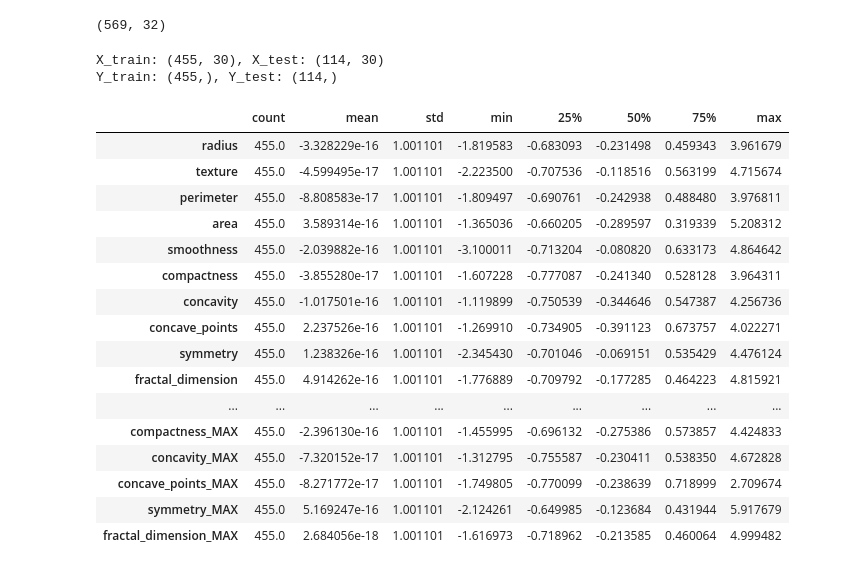
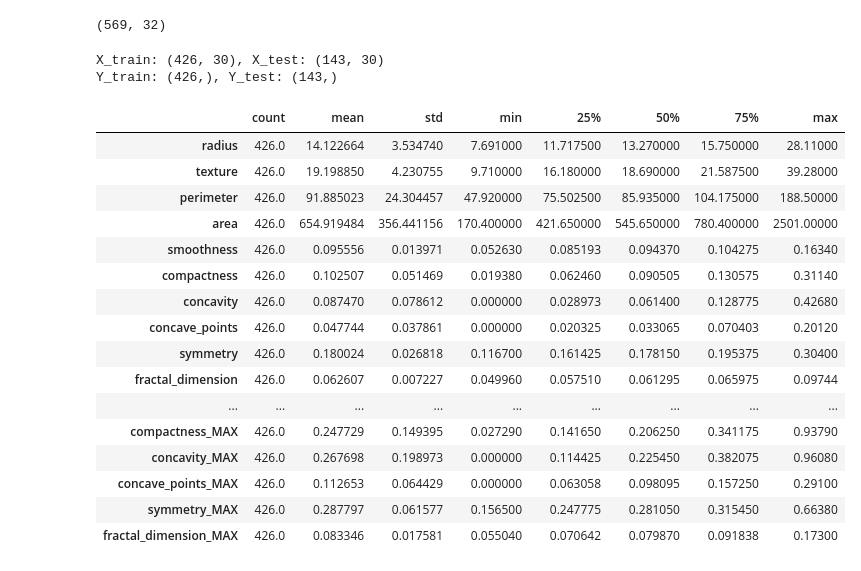
Before and after one commit to sprice134/MQP-2023, a Jupyter notebook: Code/Model_Training/Raw_Data/initial_KNN_Full_Data.ipynb, the cells around one changed output. Cells and saved outputs as stored; diff of their text form; code cells hidden in the pictures.

```diff
--- a/Code/Model_Training/Raw_Data/initial_KNN_Full_Data.ipynb
+++ b/Code/Model_Training/Raw_Data/initial_KNN_Full_Data.ipynb
@@ -12,49 +13,47 @@ from sklearn.metrics import mean_absolute_error, mean_squared_error
 cols = ['ID', 'Diagnosis', 'radius', 'texture', 'perimeter', 'area', 'smoothness', 'compactness', 'concavity', 'concave_points', 'symmetry', 'fractal_dimension',
         'radius_SE', 'texture_SE', 'perimeter_SE', 'area_SE', 'smoothness_SE', 'compactness_SE', 'concavity_SE', 'concave_points_SE', 'symmetry_SE', 'fractal_dimension_SE',
         'radius_MAX', 'texture_MAX', 'perimeter_MAX', 'area_MAX', 'smoothness_MAX', 'compactness_MAX', 'concavity_MAX', 'concave_points_MAX', 'symmetry_MAX', 'fractal_dimension_MAX']
-df = pd.read_csv('../../Wisconsin_Database/wdbc.data', header=None)
+df = pd.read_csv('../../../Wisconsin_Database/wdbc.data', header=None)
 df.columns = cols
 df['Diagnosis'] = df['Diagnosis'].map(
-                   {'M':1 ,'B':0})
+                   {'M':True,'B':False})
 print(df.shape)
 # %% [output]
 (569, 32)
 # %%
 X = df[cols[2:]]
 y = df[cols[1]]
 
 SEED = 42
-X_train, X_test, y_train, y_test = train_test_split(X, y, test_size=0.2, random_state=SEED)
+X_train, X_test, y_train, y_test = train_test_split(X, y, test_size=0.25, random_state=SEED)
 print('X_train: {}, X_test: {}'.format(str(X_train.shape), str(X_test.shape)))
 print('Y_train: {}, Y_test: {}'.format(str(y_train.shape), str(y_test.shape)))
-
 scaler = StandardScaler()
 scaler.fit(X_train)
-
 # Scale both X_train and X_test
-X_train = scaler.transform(X_train)
-X_test = scaler.transform(X_test)
+#X_train = scaler.transform(X_train)
+#X_test = scaler.transform(X_test)
 
 col_names=df.columns[2:]
 scaled_df = pd.DataFrame(X_train, columns=col_names)
 scaled_df.describe().T
 # %% [output]
-X_train: (455, 30), X_test: (114, 30)
-Y_train: (455,), Y_test: (114,)
+X_train: (426, 30), X_test: (143, 30)
+Y_train: (426,), Y_test: (143,)
 |  | count | mean | std | min | 25% | 50% | 75% | max |
-| radius | 455.0 | -3.328229e-16 | 1.001101 | -1.819583 | -0.683093 | -0.231498 | 0.459343 | 3.961679 |
-| texture | 455.0 | -4.599495e-17 | 1.001101 | -2.223500 | -0.707536 | -0.118516 | 0.563199 | 4.715674 |
-| perimeter | 455.0 | -8.808583e-17 | 1.001101 | -1.809497 | -0.690761 | -0.242938 | 0.488480 | 3.976811 |
-| area | 455.0 | 3.589314e-16 | 1.001101 | -1.365036 | -0.660205 | -0.289597 | 0.319339 | 5.208312 |
-| smoothness | 455.0 | -2.039882e-16 | 1.001101 | -3.100011 | -0.713204 | -0.080820 | 0.633173 | 4.864642 |
-| compactness | 455.0 | -3.855280e-17 | 1.001101 | -1.607228 | -0.777087 | -0.241340 | 0.528128 | 3.964311 |
-| concavity | 455.0 | -1.017501e-16 | 1.001101 | -1.119899 | -0.750539 | -0.344646 | 0.547387 | 4.256736 |
-| concave_points | 455.0 | 2.237526e-16 | 1.001101 | -1.269910 | -0.734905 | -0.391123 | 0.673757 | 4.022271 |
-| symmetry | 455.0 | 1.238326e-16 | 1.001101 | -2.345430 | -0.701046 | -0.069151 | 0.535429 | 4.476124 |
-| fractal_dimension | 455.0 | 4.914262e-16 | 1.001101 | -1.776889 | -0.709792 | -0.177285 | 0.464223 | 4.815921 |
+| radius | 426.0 | 14.122664 | 3.534740 | 7.691000 | 11.717500 | 13.270000 | 15.750000 | 28.11000 |
+| texture | 426.0 | 19.198850 | 4.230755 | 9.710000 | 16.180000 | 18.690000 | 21.587500 | 39.28000 |
+| perimeter | 426.0 | 91.885023 | 24.304457 | 47.920000 | 75.502500 | 85.935000 | 104.175000 | 188.50000 |
+| area | 426.0 | 654.919484 | 356.441156 | 170.400000 | 421.650000 | 545.650000 | 780.400000 | 2501.00000 |
+| smoothness | 426.0 | 0.095556 | 0.013971 | 0.052630 | 0.085193 | 0.094370 | 0.104275 | 0.16340 |
+| compactness | 426.0 | 0.102507 | 0.051469 | 0.019380 | 0.062460 | 0.090505 | 0.130575 | 0.31140 |
+| concavity | 426.0 | 0.087470 | 0.078612 | 0.000000 | 0.028973 | 0.061400 | 0.128775 | 0.42680 |
+| concave_points | 426.0 | 0.047744 | 0.037861 | 0.000000 | 0.020325 | 0.033065 | 0.070403 | 0.20120 |
+| symmetry | 426.0 | 0.180024 | 0.026818 | 0.116700 | 0.161425 | 0.178150 | 0.195375 | 0.30400 |
+| fractal_dimension | 426.0 | 0.062607 | 0.007227 | 0.049960 | 0.057510 | 0.061295 | 0.065975 | 0.09744 |
 | ... | ... | ... | ... | ... | ... | ... | ... | ... |
-| compactness_MAX | 455.0 | -2.396130e-16 | 1.001101 | -1.455995 | -0.696132 | -0.275386 | 0.573857 | 4.424833 |
-| concavity_MAX | 455.0 | -7.320152e-17 | 1.001101 | -1.312795 | -0.755587 | -0.230411 | 0.538350 | 4.672828 |
-| concave_points_MAX | 455.0 | -8.271772e-17 | 1.001101 | -1.749805 | -0.770099 | -0.238639 | 0.718999 | 2.709674 |
-| symmetry_MAX | 455.0 | 5.169247e-16 | 1.001101 | -2.124261 | -0.649985 | -0.123684 | 0.431944 | 5.917679 |
-| fractal_dimension_MAX | 455.0 | 2.684056e-18 | 1.001101 | -1.616973 | -0.718962 | -0.213585 | 0.460064 | 4.999482 |
+| compactness_MAX | 426.0 | 0.247729 | 0.149395 | 0.027290 | 0.141650 | 0.206250 | 0.341175 | 0.93790 |
+| concavity_MAX | 426.0 | 0.267698 | 0.198973 | 0.000000 | 0.114425 | 0.225450 | 0.382075 | 0.96080 |
+| concave_points_MAX | 426.0 | 0.112653 | 0.064429 | 0.000000 | 0.063058 | 0.098095 | 0.157250 | 0.29100 |
+| symmetry_MAX | 426.0 | 0.287797 | 0.061577 | 0.156500 | 0.247775 | 0.281050 | 0.315450 | 0.66380 |
+| fractal_dimension_MAX | 426.0 | 0.083346 | 0.017581 | 0.055040 | 0.070642 | 0.079870 | 0.091838 | 0.17300 |
```
Also changed, not shown: parts of 7 cells of this notebook, 1 other file.
